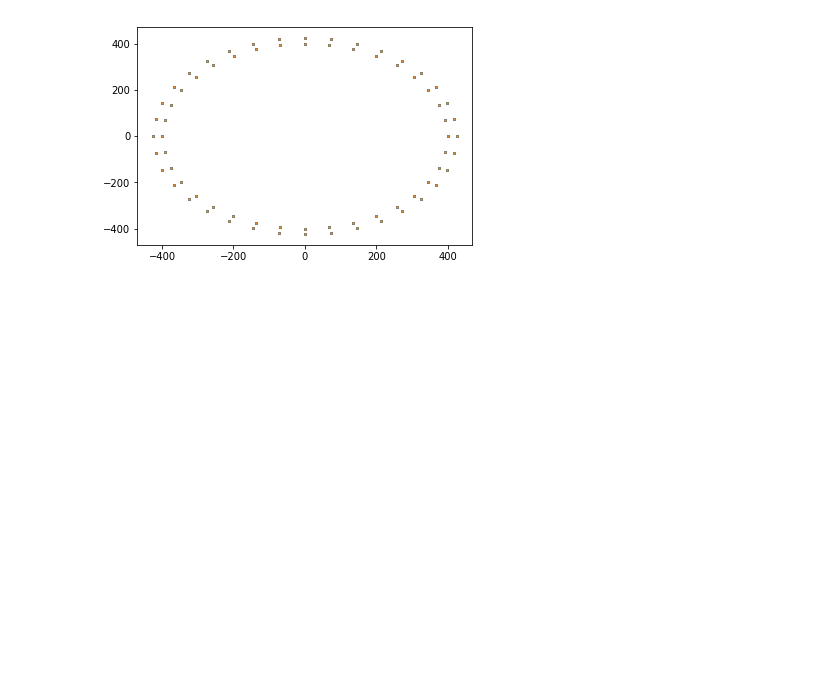
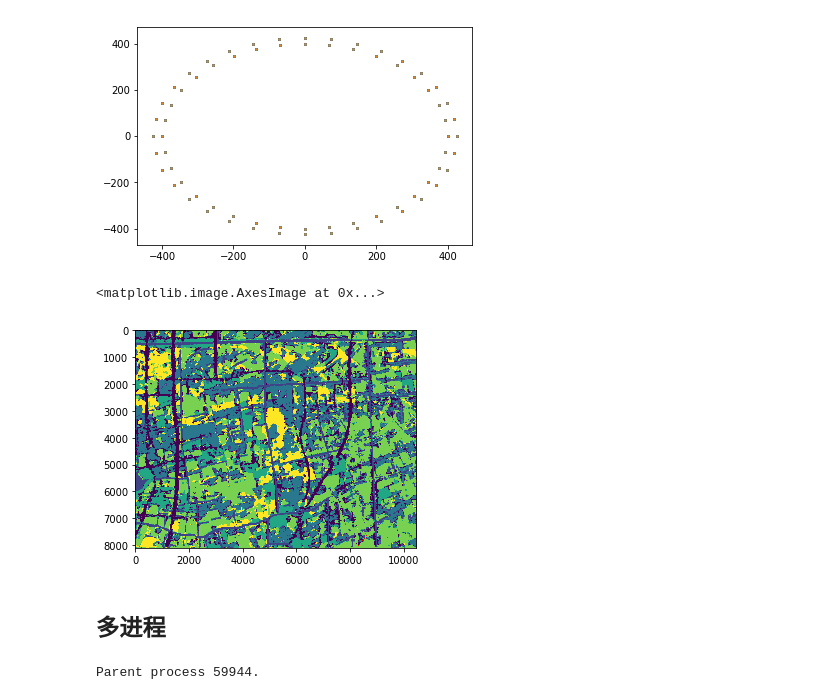
Before and after one commit to qqaazxddrr/dian_wang, a Jupyter notebook: src/test.ipynb, the cells around one changed output. Saved outputs shown, nothing was run; the diff lists cells and outputs as text; code cells hidden in the pictures; blank space fills up the shorter version.

```diff
--- a/src/test.ipynb
+++ b/src/test.ipynb
@@ -340,0 +347,3 @@ for t in tmp:
+# %%
+background = cv2.imread("../../res/v4/Label_1m/background.png")
+background = cv2.cvtColor(background, cv2.COLOR_BGR2RGB)
@@ -340,0 +353,7 @@ for t in tmp:
+# %%
+plt.imshow(background)
+# %% [output]
+<matplotlib.image.AxesImage at 0x...>
+[figure, added]
+# %% [markdown]
+## 多进程
@@ -340,0 +367,4 @@ for t in tmp:
+# %%
+print('Parent process %s.' % os.getpid())
+# %% [output]
+Parent process 59944.
```
Also changed, not shown: parts of 10 cells of this notebook, 3 other files.
